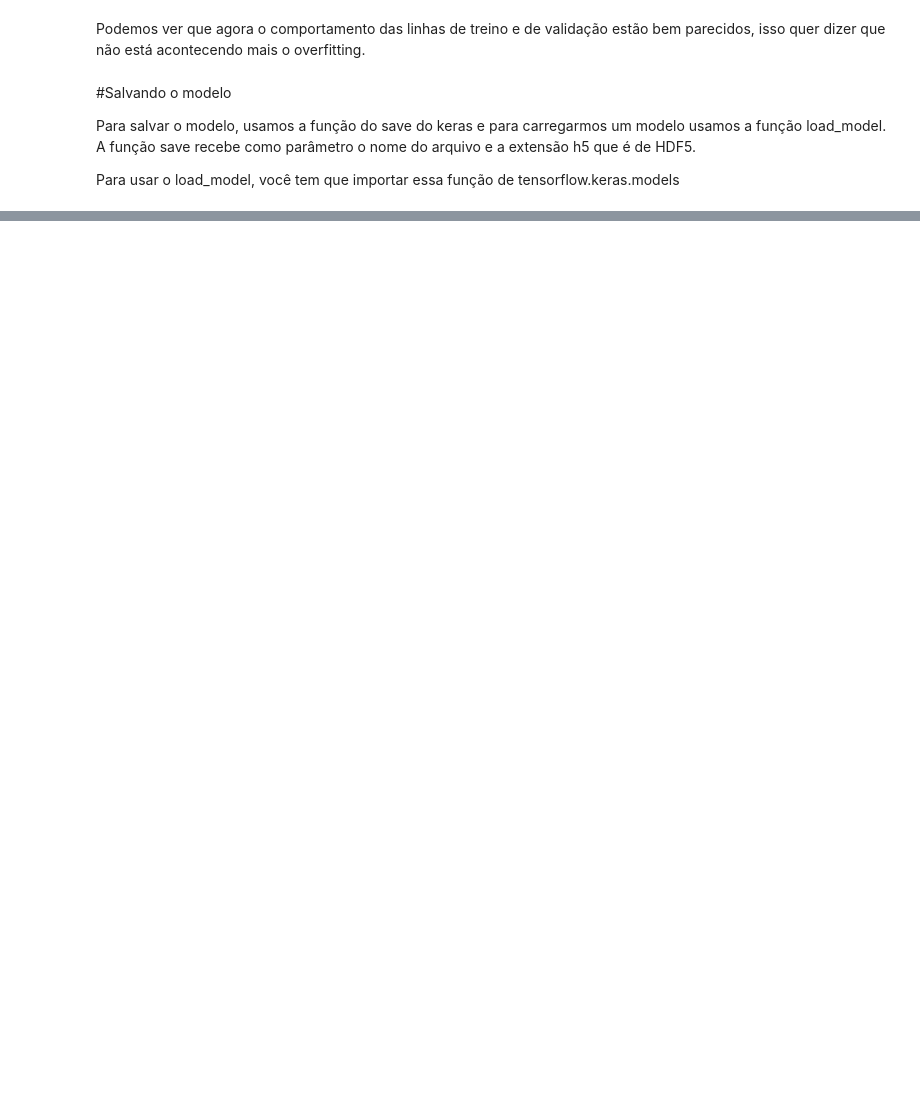
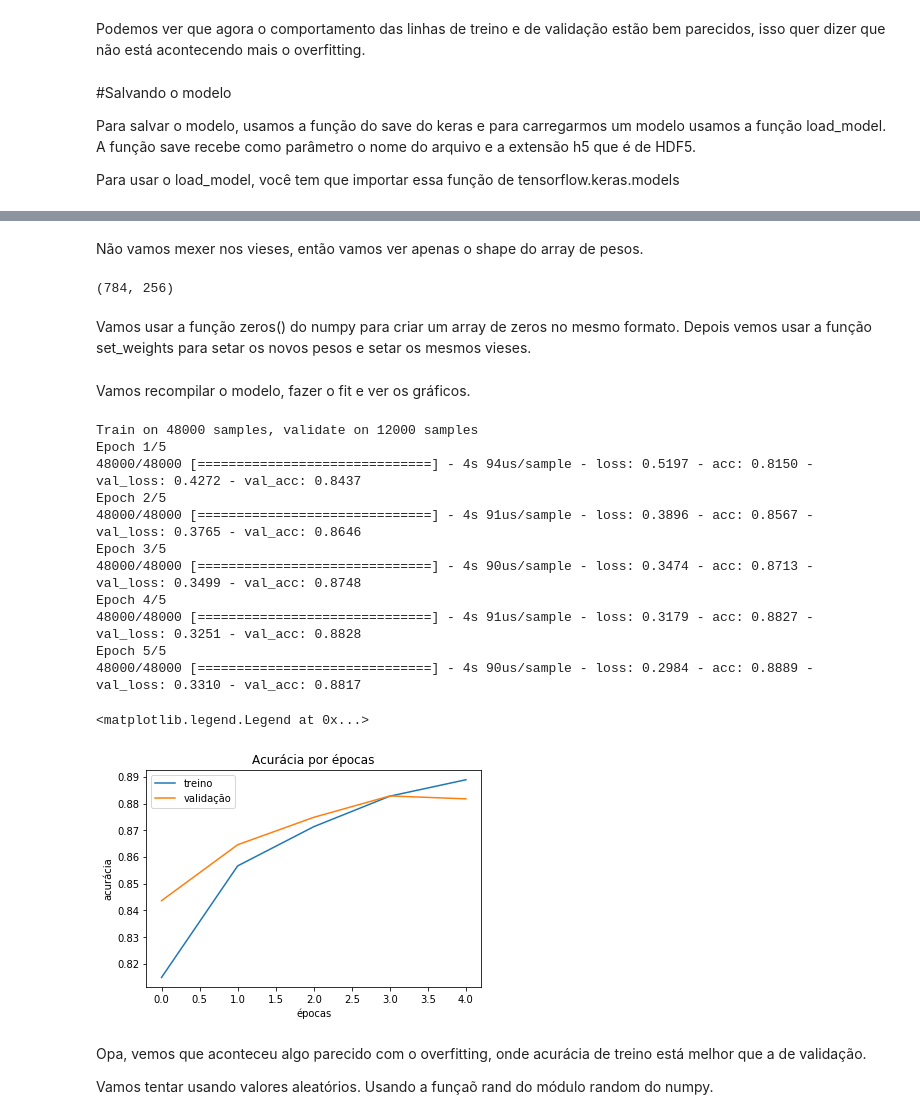
Before and after one commit to pedroAndrad1/deep_learning, a Jupyter notebook: intro_deep_learning_fashion_mnist_data.ipynb, the cells around one changed output, grey strips where cells are left out. Cells and saved outputs as stored; diff of their text form; code cells hidden in the pictures; blank space fills up the shorter version.

```diff
--- a/intro_deep_learning_fashion_mnist_data.ipynb
+++ b/intro_deep_learning_fashion_mnist_data.ipynb
@@ -490,0 +577,13 @@ modelo_drop.save('intro_deeplearning_modelo.h5')
+# %%
+#Vamos dar um olhada nesses pesos e nesses vieses
+
+#Pegando os pesos da camada 1 do modelo.
+pesos_camada_dense = modelo.layers[1].get_weights()[0]
+
+#Pegando os vieses
+vieses_camada_dense = modelo.layers[1].get_weights()[1]
+
+print("Pesos")
+print(pesos_camada_dense)
+print("Vieses")
+print(vieses_camada_dense)
@@ -490,0 +608,55 @@ modelo_drop.save('intro_deeplearning_modelo.h5')
+# %% [markdown]
+Não vamos mexer nos vieses, então vamos ver apenas o shape do array de pesos.
+# %%
+pesos_camada_dense.shape
+# %% [output]
+(784, 256)
+# %% [markdown]
+Vamos usar a função zeros() do numpy para criar um array de zeros no mesmo formato. Depois vemos usar a função set_weights para setar os novos pesos e setar os mesmos vieses.
+# %%
+import numpy as np
+
+#Criando o array de zeros
+pesos_camada_dense_zerados = np.zeros( (784,256))
+
+#Setando os pesos e os vieses
+
+modelo.layers[1].set_weights(
+    [pesos_camada_dense_zerados, vieses_camada_dense]
+)
+# %% [markdown]
+Vamos recompilar o modelo, fazer o fit e ver os gráficos.
+# %%
+#Compilando o modelo e fazendo o fit
+modelo.compile(optimizer='adam',
+               loss='sparse_categorical_crossentropy',
+               metrics=['accuracy'])
+
+historico = modelo.fit(x_treino, y_treino, epochs=5, validation_split=0.2)
+
+#Plotando o grafico de acuracia por epoca
+
+plt.plot(historico.history['acc'])
+plt.plot(historico.history['val_acc'])
+plt.title('Acurácia por épocas')
+plt.xlabel('épocas')
+plt.ylabel('acurácia')
+plt.legend(['treino', 'validação'])
+# %% [output]
+Train on 48000 samples, validate on 12000 samples
+Epoch 1/5
+48000/48000 [==============================] - 4s 94us/sample - loss: 0.5197 - acc: 0.8150 - val_loss: 0.4272 - val_acc: 0.8437
+Epoch 2/5
+48000/48000 [==============================] - 4s 91us/sample - loss: 0.3896 - acc: 0.8567 - val_loss: 0.3765 - val_acc: 0.8646
+Epoch 3/5
+48000/48000 [==============================] - 4s 90us/sample - loss: 0.3474 - acc: 0.8713 - val_loss: 0.3499 - val_acc: 0.8748
+Epoch 4/5
+48000/48000 [==============================] - 4s 91us/sample - loss: 0.3179 - acc: 0.8827 - val_loss: 0.3251 - val_acc: 0.8828
+Epoch 5/5
+48000/48000 [==============================] - 4s 90us/sample - loss: 0.2984 - acc: 0.8889 - val_loss: 0.3310 - val_acc: 0.8817
+<matplotlib.legend.Legend at 0x...>
+[figure, added]
+# %% [markdown]
+Opa, vemos que aconteceu algo parecido com o overfitting, onde acurácia de treino está melhor que a de validação.
+
+Vamos tentar usando valores aleatórios. Usando a funçaõ rand do módulo random do numpy.
```
Also changed, not shown: parts of 34 cells of this notebook.
